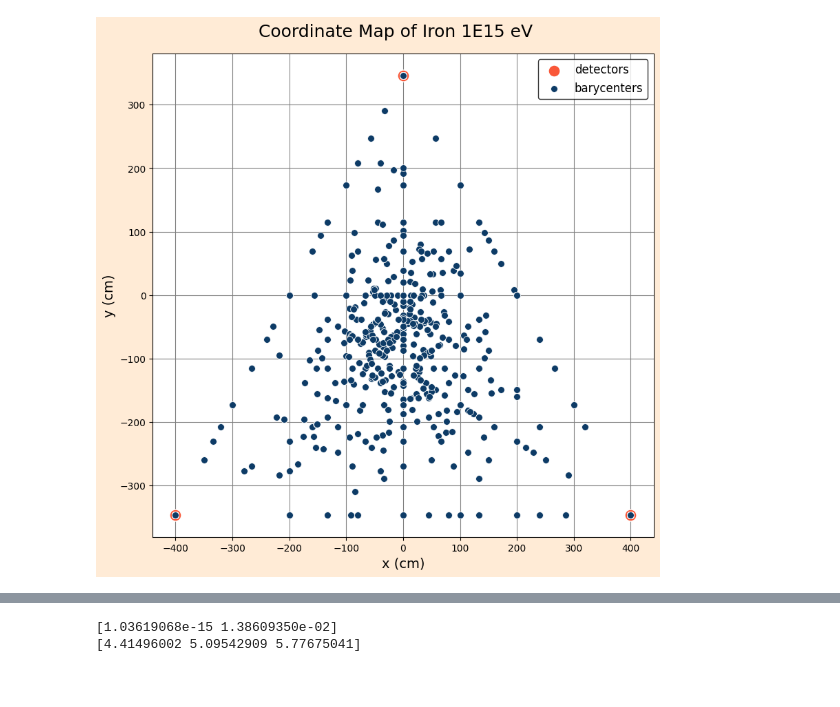
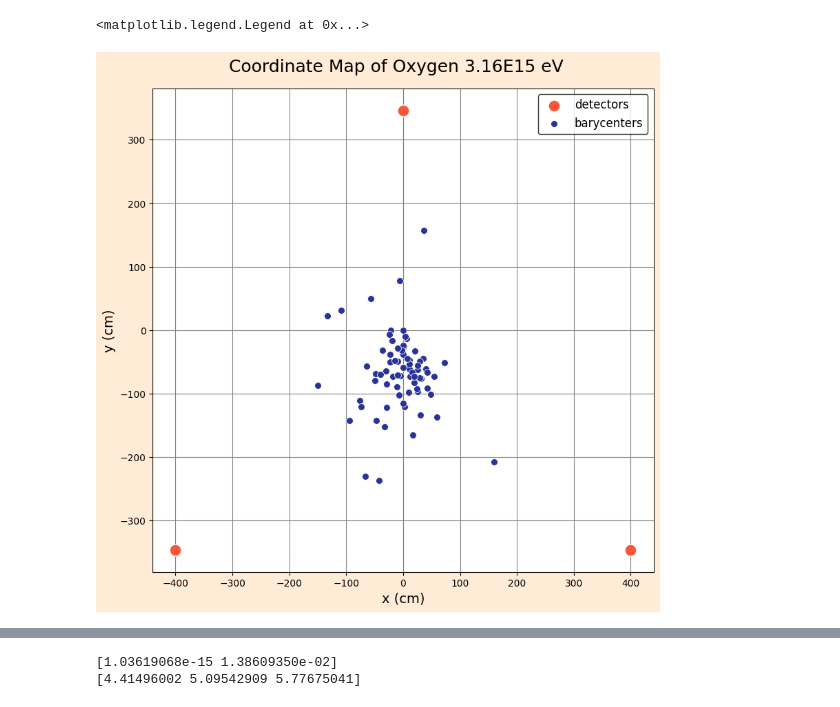
Before and after one commit to lucas-orfei/mestrado, a Jupyter notebook: array_3det.ipynb, the cells around one changed output, grey strips where cells are left out. Cells and saved outputs as stored; diff of their text form; code cells hidden in the pictures.

```diff
--- a/array_3det.ipynb
+++ b/array_3det.ipynb
@@ -9,7 +9,7 @@ from scipy.optimize import curve_fit
 import re
 import math
 # %%
-caminho_arquivo = "tratados_3det/iron/iron1E15"
+caminho_arquivo = "tratados_3det/oxygen/oxygen3.16E15"
 
 def processar_arquivo(nome_arquivo):
     # Listas para armazenar as detecções por tipo de partícula e por detector
@@ -100,11 +118,11 @@ r3 = (x3[0]**2+x3[1]**2)**0.5
 
 
 # Total de partículas em cada tanque
-trig1 = dados_processados['total_por_detector']['TRIG1']
-trig2 = dados_processados['total_por_detector']['TRIG2']
-trig3 = dados_processados['total_por_detector']['TRIG3']
+trig1_total = dados_processados['total_por_detector']['TRIG1']
+trig2_total = dados_processados['total_por_detector']['TRIG2']
+trig3_total = dados_processados['total_por_detector']['TRIG3']
 
-print(trig1,'\n',
-      trig2,'\n',
-      trig3)
+print(trig1_total,'\n',
+      trig2_total,'\n',
+      trig3_total)
 # %% [output]
@@ -113,0 +132,13 @@ print(trig1,'\n',
+# %%
+# Triangulação
+
+triangulacao = [
+    (a, b, c) for a, b, c in zip(trig1_total, trig2_total, trig3_total) if a != 0 and b != 0 and c != 0
+]
+
+trig1, trig2, trig3 = zip(*triangulacao) if triangulacao else ([], [], [])
+
+
+print(trig1,'\n',
+      trig2,'\n',
+      trig3)
@@ -211,21 +296,22 @@ name
 # %%
 fig, ax = plt.subplots(1, 1, figsize = (8, 8), facecolor = '#FFEBD6')
 fig.suptitle('Coordinate Map of ' + str(name) + ' eV', size = 18)
 fig.tight_layout()
 ax.set_axisbelow(True)
 ax.yaxis.grid(color='gray', linestyle='-')
 ax.xaxis.grid(color='gray', linestyle='-')
 
 sns.scatterplot(x = [x1[0],x2[0],x3[0]], y = [x1[1],x2[1],x3[1]], ax = ax, color = '#F95738', s = 150)
-sns.scatterplot(x = df['x_b'], y = df['y_b'], ax = ax, color = '#0D3B66',s = 50)
+sns.scatterplot(x = df['x_b'], y = df['y_b'], ax = ax, color = '#29339B',s = 50)
 
 ax.set_xlabel('x (cm)', size = 14)
 ax.set_ylabel('y (cm)', size = 14)
 
 
 ax.legend(['detectors', 'barycenters'], edgecolor = 'black', fontsize = 12, loc = 1)
 
-#plt.savefig('plots/map_' + caminho_arquivo.split('/')[-1] + '.png',bbox_inches = 'tight')
+#plt.savefig('plots/' + name.split(' ')[0].lower() +'/map_'+ caminho_arquivo.split('/')[-1] + '.png',bbox_inches = 'tight')
 # %% [output]
+<matplotlib.legend.Legend at 0x...>
-[figure, old version]
+[figure, new version]
 # %%
```
Also changed, not shown: parts of 15 cells of this notebook.
